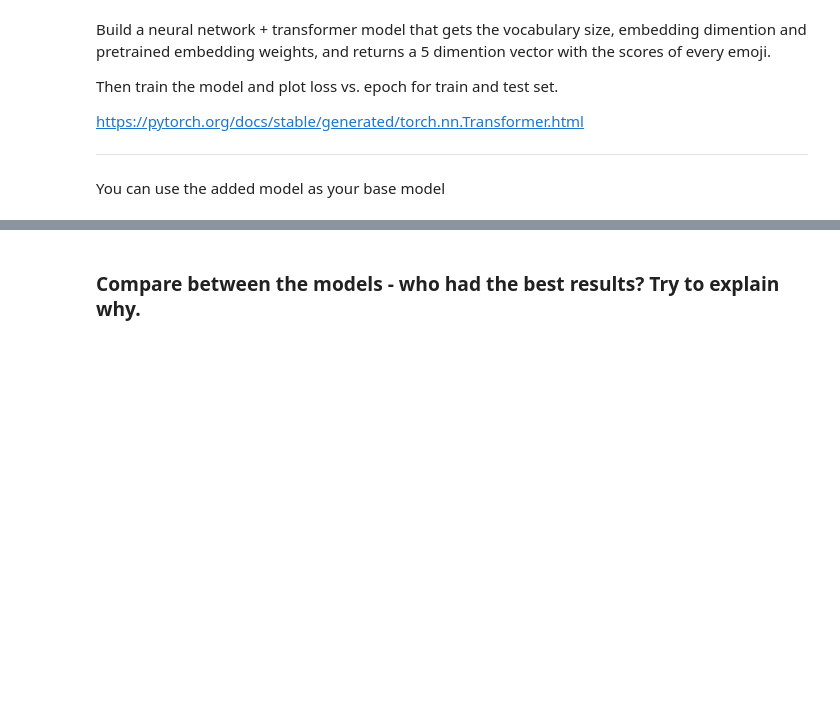
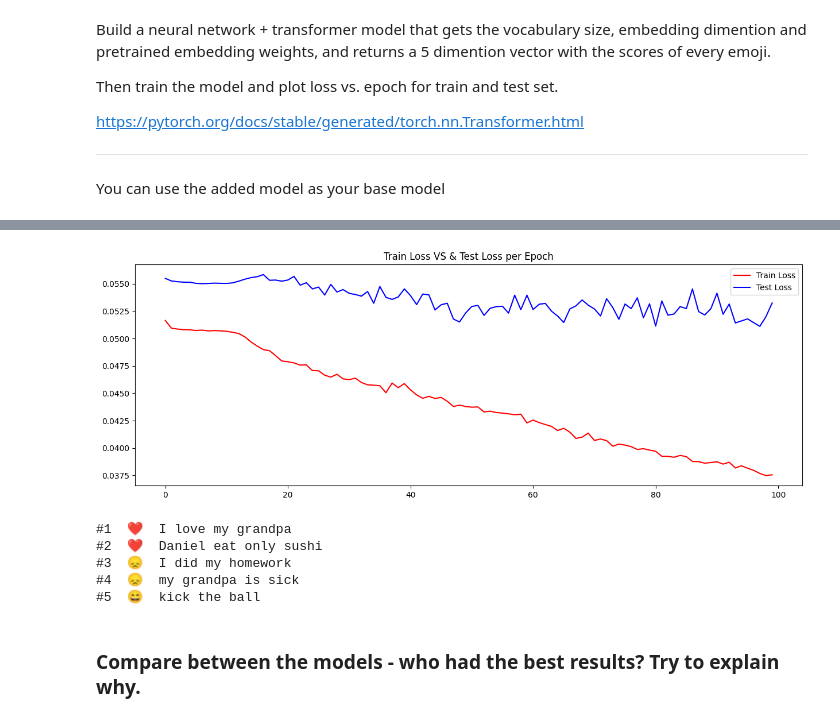
Before and after one commit to daniellepidt/deep-learning-emojify, a Jupyter notebook: EX_3_TAU.ipynb, the cells around one changed output, grey strips where cells are left out. Cells and saved outputs as stored; diff of their text form; code cells hidden in the pictures; blank space fills up the shorter version.

Commit message:
all models are done. needed to improve and write answers

```diff
--- a/EX_3_TAU.ipynb
+++ b/EX_3_TAU.ipynb
@@ -630,0 +647,3 @@ class Transformer_model(nn.Module):
+# %%
+train_losses_list_3rd, train_accuracy_list_3rd, test_losses_list_3rd, test_accuracy_list_3rd = \
+train_model_2(device, epochs, train_loader, test_loader, model_3rd, optimizer_3rd, loss_func_3rd, train_data_x_tensor, test_data_x_tensor)
@@ -631,3 +661,15 @@ class Transformer_model(nn.Module):
+# %%
+loss_vs_epochs(train_losses_list_3rd, test_losses_list_3rd)
+# %% [output]
+[figure, added]
+# %%
+show_result(test_sentences, model_3rd)
+# %% [output]
+#1  ❤️  I love my grandpa
+#2  ❤️  Daniel eat only sushi
+#3  😞  I did my homework
+#4  😞  my grandpa is sick
+#5  😄  kick the ball
 # %% [markdown]
 ### Compare between the models - who had the best results? Try to explain why.
 # %% [markdown]
```
Also changed, not shown: parts of 15 cells of this notebook.
